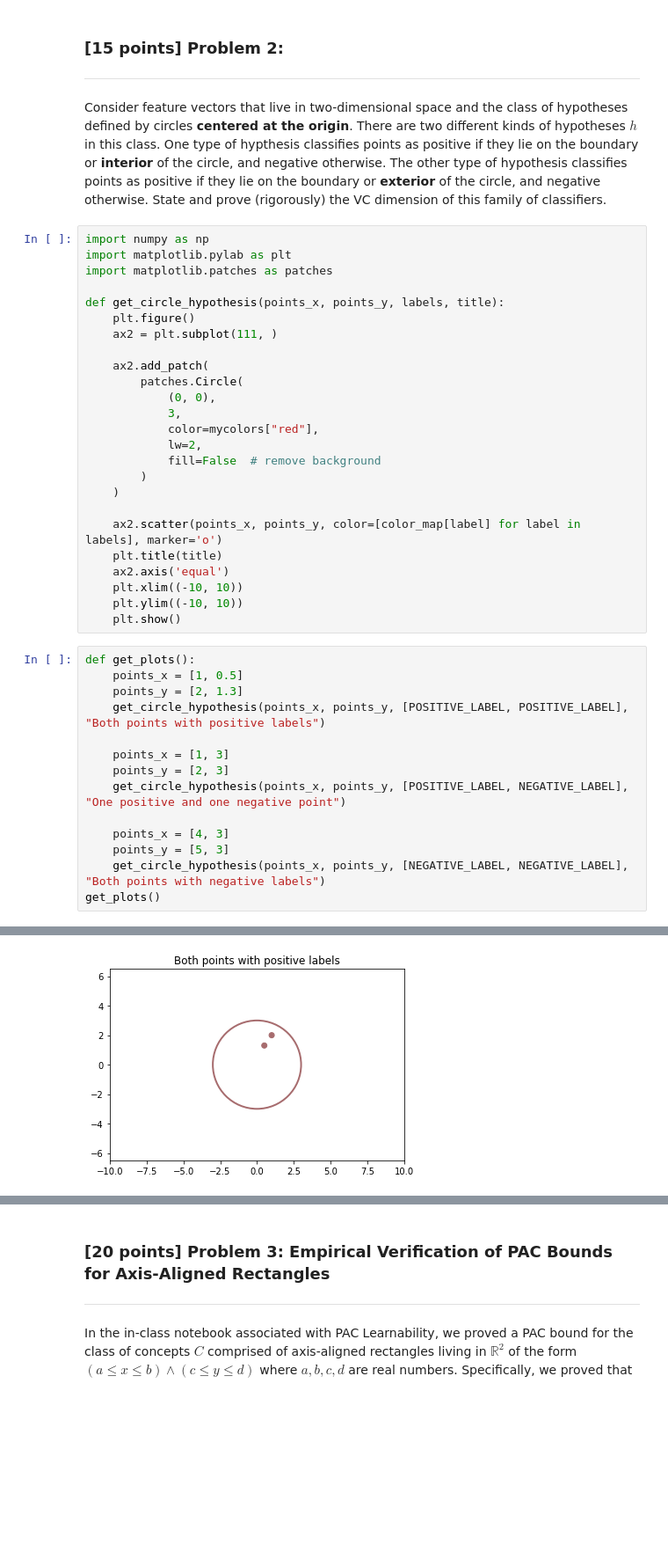
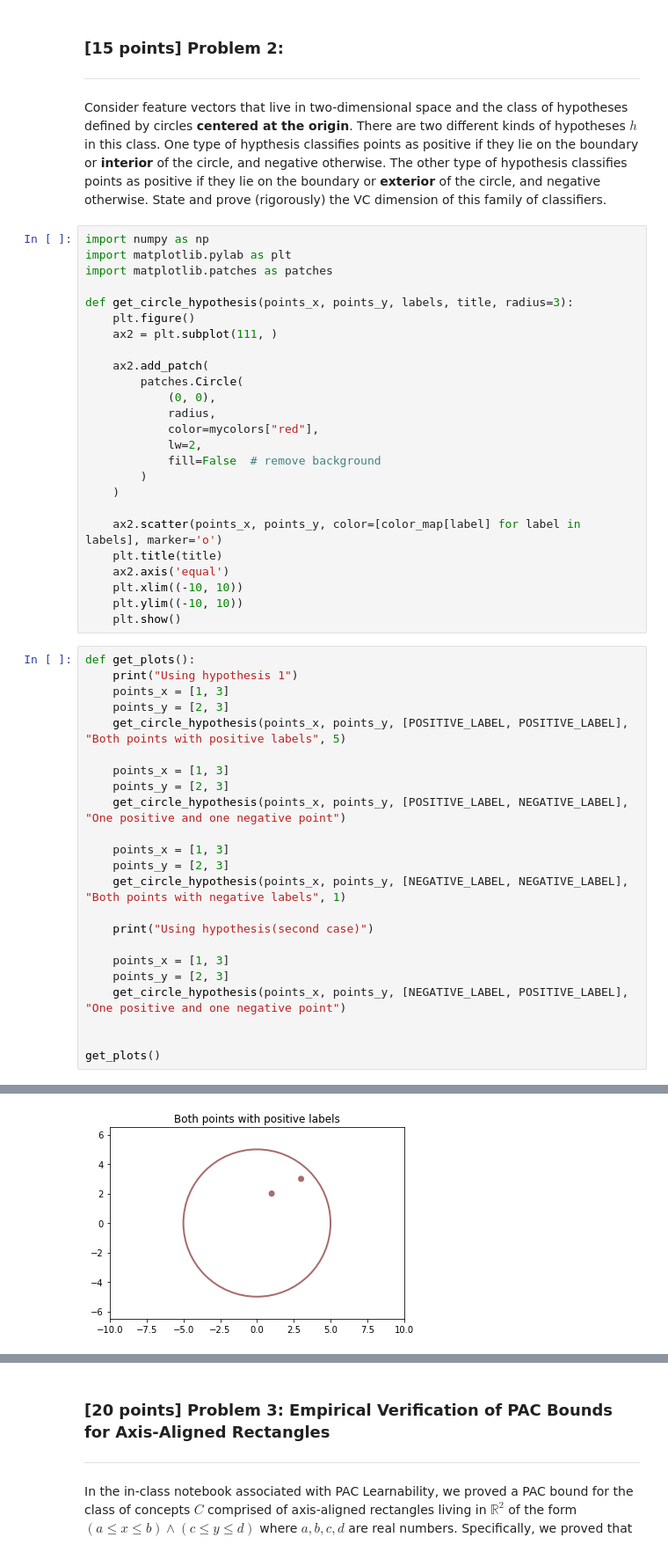
Before and after one commit to AkritiKapur/ml-5622-assignments, a Jupyter notebook: theory/theory.ipynb, the cells around one changed output, grey strips where cells are left out. Shown at 88% size. Drawn from its saved outputs; the diff is of its cells as text; blank space fills up the shorter version.

```diff
--- a/theory/theory.ipynb
+++ b/theory/theory.ipynb
@@ -96,14 +118,14 @@ import numpy as np
 import matplotlib.pylab as plt
 import matplotlib.patches as patches
 
-def get_circle_hypothesis(points_x, points_y, labels, title):
+def get_circle_hypothesis(points_x, points_y, labels, title, radius=3):
     plt.figure()
     ax2 = plt.subplot(111, )
 
     ax2.add_patch(
         patches.Circle(
             (0, 0),
-            3,
+            radius,
             color=mycolors["red"],
             lw=2,
             fill=False  # remove background
@@ -118,16 +140,25 @@ def get_circle_hypothesis(points_x, points_y, labels, title):
     plt.show()
 # %%
 def get_plots():
-    points_x = [1, 0.5]
-    points_y = [2, 1.3]
-    get_circle_hypothesis(points_x, points_y, [POSITIVE_LABEL, POSITIVE_LABEL], "Both points with positive labels")
+    print("Using hypothesis 1")
+    points_x = [1, 3]
+    points_y = [2, 3]
+    get_circle_hypothesis(points_x, points_y, [POSITIVE_LABEL, POSITIVE_LABEL], "Both points with positive labels", 5)
 
     points_x = [1, 3]
     points_y = [2, 3]
     get_circle_hypothesis(points_x, points_y, [POSITIVE_LABEL, NEGATIVE_LABEL], "One positive and one negative point")
 
-    points_x = [4, 3]
-    points_y = [5, 3]
-    get_circle_hypothesis(points_x, points_y, [NEGATIVE_LABEL, NEGATIVE_LABEL], "Both points with negative labels")
+    points_x = [1, 3]
+    points_y = [2, 3]
+    get_circle_hypothesis(points_x, points_y, [NEGATIVE_LABEL, NEGATIVE_LABEL], "Both points with negative labels", 1)
+
+    print("Using hypothesis(second case)")
+
+    points_x = [1, 3]
+    points_y = [2, 3]
+    get_circle_hypothesis(points_x, points_y, [NEGATIVE_LABEL, POSITIVE_LABEL], "One positive and one negative point")
+
+
 get_plots()
 # %% [output]
@@ -134,2 +166,2 @@ get_plots()
-[figure, old version]
+[figure, new version]
 [figure]
```
Also changed, not shown: parts of 12 cells of this notebook.
